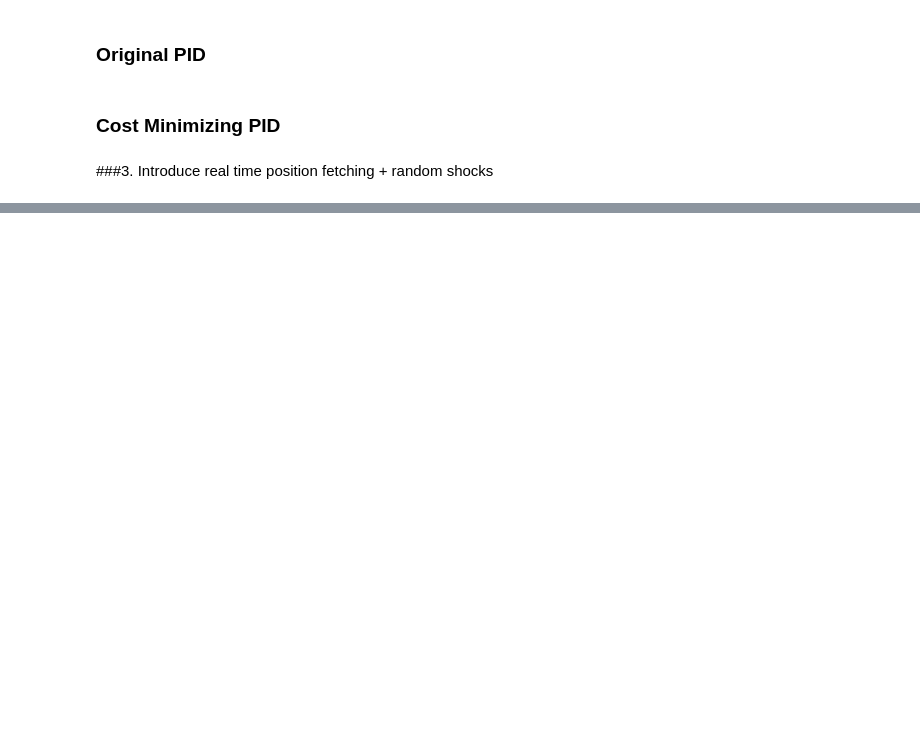
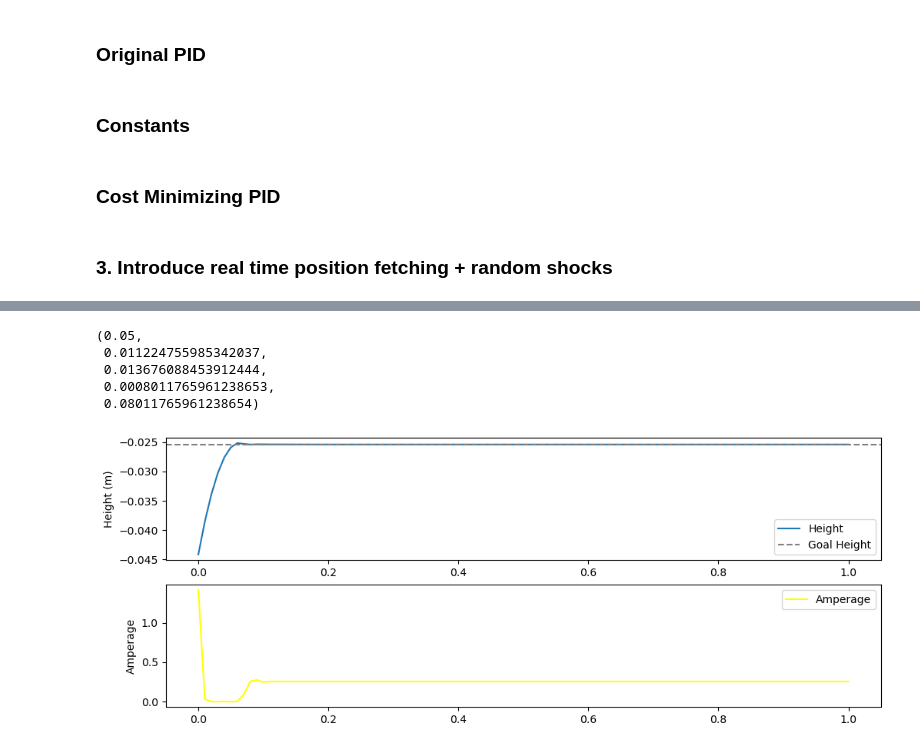
Before and after one commit to JoshMcConkie/control-lab, a Jupyter notebook: maglev/notebooks/MagLevBall.ipynb, the cells around one changed output, grey strips where cells are left out. Cells and saved outputs as stored; diff of their text form; code cells hidden in the pictures; blank space fills up the shorter version.

```diff
--- a/maglev/notebooks/MagLevBall.ipynb
+++ b/maglev/notebooks/MagLevBall.ipynb
@@ -116,3 +116,5 @@ from functools import partial
 #   Ki=FloatSlider(value=0.50, min=0.0, max=8, step=0.1, description='Ki'),
 #   Kd=FloatSlider(value=10.0, min=0.0, max=20, step=0.1, description='Kd')
 # )
+# %% [markdown]
+### Constants
@@ -333,69 +338,69 @@ run_mag_lev_pid(optimized.x,hist=True)
 
 optimal_K_pred = optimized.x
 # %% [markdown]
-###3. Introduce real time position fetching + random shocks
+### 3. Introduce real time position fetching + random shocks
 # %%
-K = optimal_K_pred
+def get_actual_position(y):
+  return y #+ np.random.normal(0,0.0001)
 
-def get_actual_position(y_predicted):
-  return y_predicted + np.random.normal(0,0.001)
+def predict_pos_pid(K,y_measured,velocity,y_error_sum,dyde_lag,y_error_lag):
 
-def predict_pos_pid(y_measured,velocity,sum_error,de_1,error_1):
-
-  error = Y_GOAL - y_measured
-  de_raw = (error-error_1)/TIME_STEP
-  a = .8
-  de_smooth = a*de_raw + (1-a)*de_1
-  pid_out = K @ np.array([error,sum_error,de_smooth])
+  y_error = Y_GOAL - y_measured
+  dyde_raw = (y_error-y_error_lag)/TIME_STEP
+  a = .9
+  dyde_smooth = a*dyde_raw + (1-a)*dyde_lag
+  pid_out = K @ np.array([y_error,y_error_sum,dyde_smooth])
+  # PID + feed-forward
+  I_ff = np.sqrt(BALL_MASS*abs(GRAVITY)*y_measured**2 / MAGNET_CONSTANT)
 
   ampsend_raw = amperage_hover + pid_out
-  ampsend_clamp = min(max(ampsend_raw,0),AMP_MAX) #
+  ampsend_clamp = min(max(ampsend_raw,0),AMP_MAX)
   if ampsend_clamp == ampsend_raw: # Clamp the integration term if we have reached max amperage
-    sum_error += error*TIME_STEP
+    y_error_sum += y_error*TIME_STEP
   amperage = ampsend_clamp
 
-  error_1 = error
-  de_1 = de_smooth
+  y_error_lag = y_error
+  dyde_lag = dyde_smooth
 
   mag_force = MAGNET_CONSTANT * amperage**2 / y_measured**2
   acceleration = mag_force/BALL_MASS + GRAVITY
   velocity += acceleration * TIME_STEP
 
-  y_predicted = y_measured + velocity * TIME_STEP
+  y = y_measured + velocity * TIME_STEP
 
-  return y_predicted, amperage, velocity, acceleration, error,sum_error,de_1,error_1
+  return y, amperage, velocity, acceleration, y_error,y_error_sum,dyde_lag,y_error_lag
 
 def run_real_time_mag_lev_pid(K, hist=False):
   np.random.seed(42)
   y_measured = Y_INIT
   amperage = AMP_INIT
-  sum_error = 0.0
-  error_1 = Y_GOAL-y_measured
-  de_1 = 0
+  y_error_sum = 0.0
+  y_error_lag = Y_GOAL-y_measured
+  dyde_lag = 0
   velocity = 0
   tot_energy = 0.0
   t_to_target = None
 
   history = []
   for time in times:
-    y_predicted, amperage, velocity, acceleration, error,sum_error,de_1,error_1 = predict_pos_pid(y_measured,velocity,sum_error,de_1,error_1)
+    y, amperage, velocity, acceleration, y_error,y_error_sum,dyde_lag,y_error_lag = predict_pos_pid(K,y_measured,velocity,y_error_sum,dyde_lag,y_error_lag)
     tot_energy += amperage**2 * TIME_STEP
-    y_measured = get_actual_position(y_predicted)
+    y_measured = get_actual_position(y)
     history.append({
           'time': time,
           'height': y_measured,
-          'predicted_height': y_predicted,
+          'predicted_height': y,
           'velocity': velocity,
           'acceleration': acceleration,
-          'error': error,
+          'y_error': y_error,
           'amperage': amperage,
           'total_energy': tot_energy,
     })
 
     if t_to_target is None:
-        if abs(y - Y_GOAL) < tol:
+        if abs(y_measured - Y_GOAL) < tol:
             t_to_target = time
-    if np.isnan(y) or np.isnan(amperage) or np.isnan(tot_energy):
+    if np.isnan(y_measured) or np.isnan(amperage) or np.isnan(tot_energy):
         print("Simulation blew up!")
         return np.inf, np.inf, np.inf, np.inf, np.inf
 
@@ -410,7 +415,7 @@ def run_real_time_mag_lev_pid(K, hist=False):
       RMS_acc = 0 # No acceleration after target time if no data exists
       norm_acc = 0
   else:
-      RMS_error = np.sqrt(np.mean(post_target_df['error']**2))
+      RMS_error = np.sqrt(np.mean(post_target_df['y_error']**2))
       norm_err = RMS_error/abs(Y_GOAL)*5
 
       RMS_acc = np.sqrt(np.mean(post_target_df['acceleration']**2))
@@ -439,7 +444,10 @@ def run_real_time_mag_lev_pid(K, hist=False):
     plt.legend()
     print(df.head())
 
-    return t_to_target, norm_err, norm_acc, norm_pow_cons, tot_pow_cons
+    print(f"Time: {t_to_target}")
+
+
+  return t_to_target, norm_err, norm_acc, norm_pow_cons, tot_pow_cons
 
 
 
@@ -451,7 +459,7 @@ bounds = [Kp_bounds, Ki_bounds, Kd_bounds]
 real_time_cost = partial(cost,fn=run_real_time_mag_lev_pid)
 
 optimized_real_time = differential_evolution(
-    cost, bounds,
+    real_time_cost, bounds,
     # disp=True,
     maxiter=1000,         # reduce from default 1000
     popsize=10,         # reduce from default 15
@@ -459,6 +467,7 @@ optimized_real_time = differential_evolution(
     seed=42
 )
 
-print(optimized.x)
+# print(optimized.x)
 print(optimized_real_time.x)
 run_real_time_mag_lev_pid(optimized_real_time.x,hist=True)
+# %% [output]
@@ -464,0 +489,6 @@ run_real_time_mag_lev_pid(optimized_real_time.x,hist=True)
+(0.05,
+ 0.011224755985342037,
+ 0.013676088453912444,
+ 0.0008011765961238653,
+ 0.08011765961238654)
+[figure, added]
```
Also changed, not shown: parts of 6 cells of this notebook.
